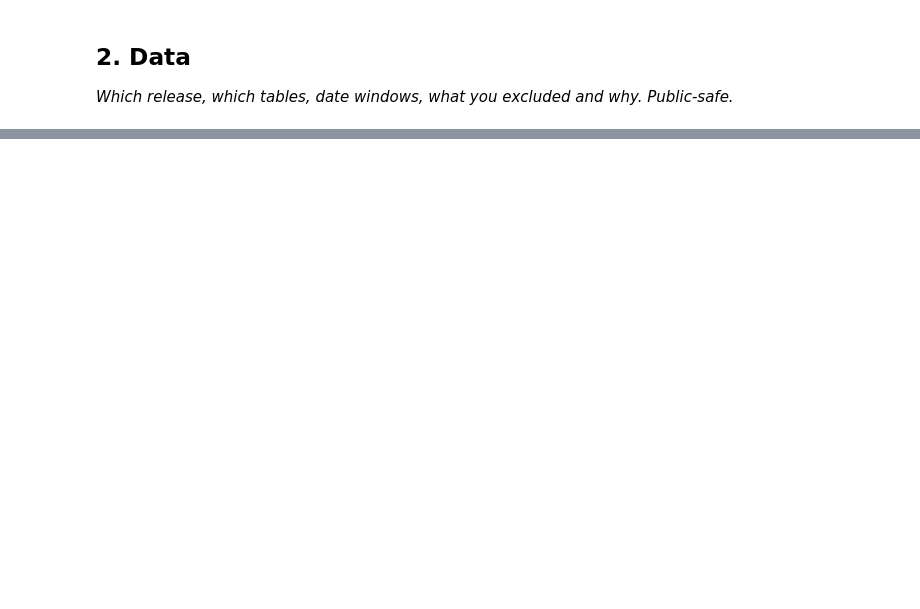
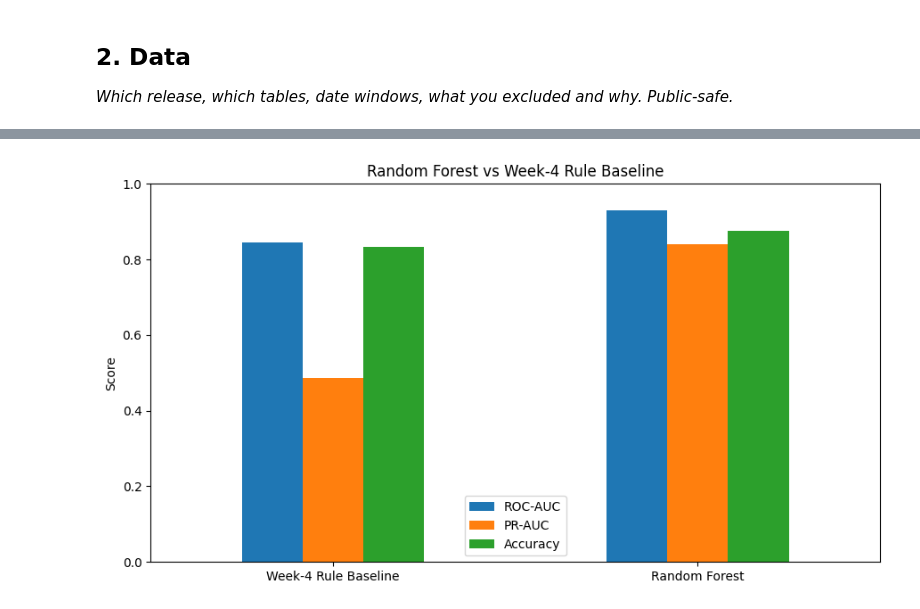
Before and after one commit to SupreetOP/Flyrank, a Jupyter notebook: work/notebooks/capstone.ipynb, the cells around one changed output, grey strips where cells are left out. Drawn from its saved outputs; the diff is of its cells as text; code cells hidden in the pictures; blank space fills up the shorter version.

```diff
--- a/work/notebooks/capstone.ipynb
+++ b/work/notebooks/capstone.ipynb
@@ -48,0 +75,14 @@ Before you submit, confirm each line honestly:
+# %%
+HF_TOKEN = userdata.get("HF_TOKEN")
+
+if not HF_TOKEN:
+    raise ValueError("HF_TOKEN was not found in Colab Secrets.")
+
+con = duckdb.connect()
+
+con.execute(f"""
+    CREATE OR REPLACE SECRET hf_secret
+    (TYPE huggingface, TOKEN '{HF_TOKEN}')
+""")
+
+print("Hugging Face authentication configured.")
@@ -48,0 +759,86 @@ Before you submit, confirm each line honestly:
+# %%
+
+# SECTION 7 — PAPER ARTIFACTS
+
+import os
+import matplotlib.pyplot as plt
+
+os.makedirs("work/figures", exist_ok=True)
+os.makedirs("work/outputs", exist_ok=True)
+
+
+# 1. MODEL VS BASELINE METRICS
+
+
+metrics_plot = results.set_index("Method")[
+    ["ROC-AUC", "PR-AUC", "Accuracy"]
+]
+
+ax = metrics_plot.plot(
+    kind="bar",
+    figsize=(9, 5)
+)
+
+ax.set_title("Random Forest vs Week-4 Rule Baseline")
+ax.set_ylabel("Score")
+ax.set_xlabel("")
+ax.set_ylim(0, 1)
+plt.xticks(rotation=0)
+plt.tight_layout()
+
+metrics_path = "work/figures/model_vs_baseline.png"
+plt.savefig(metrics_path, dpi=150)
+plt.show()
+
+
+# 2. ACTION DISTRIBUTION
+
+
+action_counts = (
+    baseline_queue["action"]
+    .value_counts()
+)
+
+plt.figure(figsize=(7, 5))
+action_counts.plot(kind="bar")
+
+plt.title("Ranked Action Distribution")
+plt.xlabel("Action")
+plt.ylabel("Number of content items")
+plt.xticks(rotation=0)
+plt.tight_layout()
+
+action_path = "work/figures/action_distribution.png"
+plt.savefig(action_path, dpi=150)
+plt.show()
+
+
+# 3. TOP 20 RECOMMENDATIONS TABLE
+
+
+top20 = baseline_queue.head(20).copy()
+
+top20_path = "work/outputs/top20_ranked_recommendations.csv"
+
+top20.to_csv(
+    top20_path,
+    index=False
+)
+
+
+# VERIFICATION
+
+
+print("=" * 70)
+print("PAPER ARTIFACTS CREATED")
+print("=" * 70)
+
+print(f"Metrics figure: {metrics_path}")
+print(f"Action figure:  {action_path}")
+print(f"Top-20 table:   {top20_path}")
+
+print()
+print("Top 10 recommendations:")
+display(top20.head(10))
+# %% [output]
+[figure, added]
```
Also changed, not shown: parts of 28 cells of this notebook.
